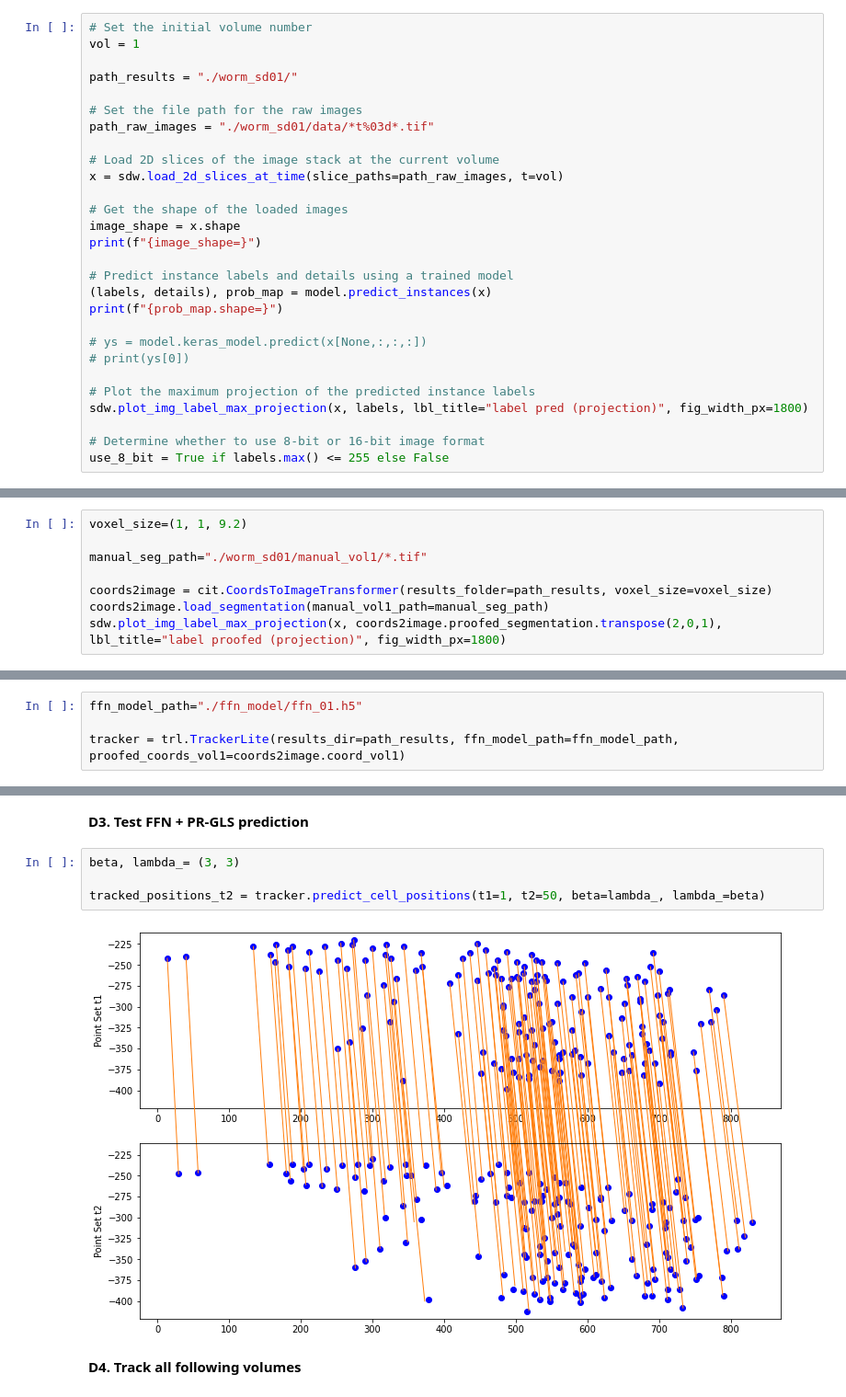
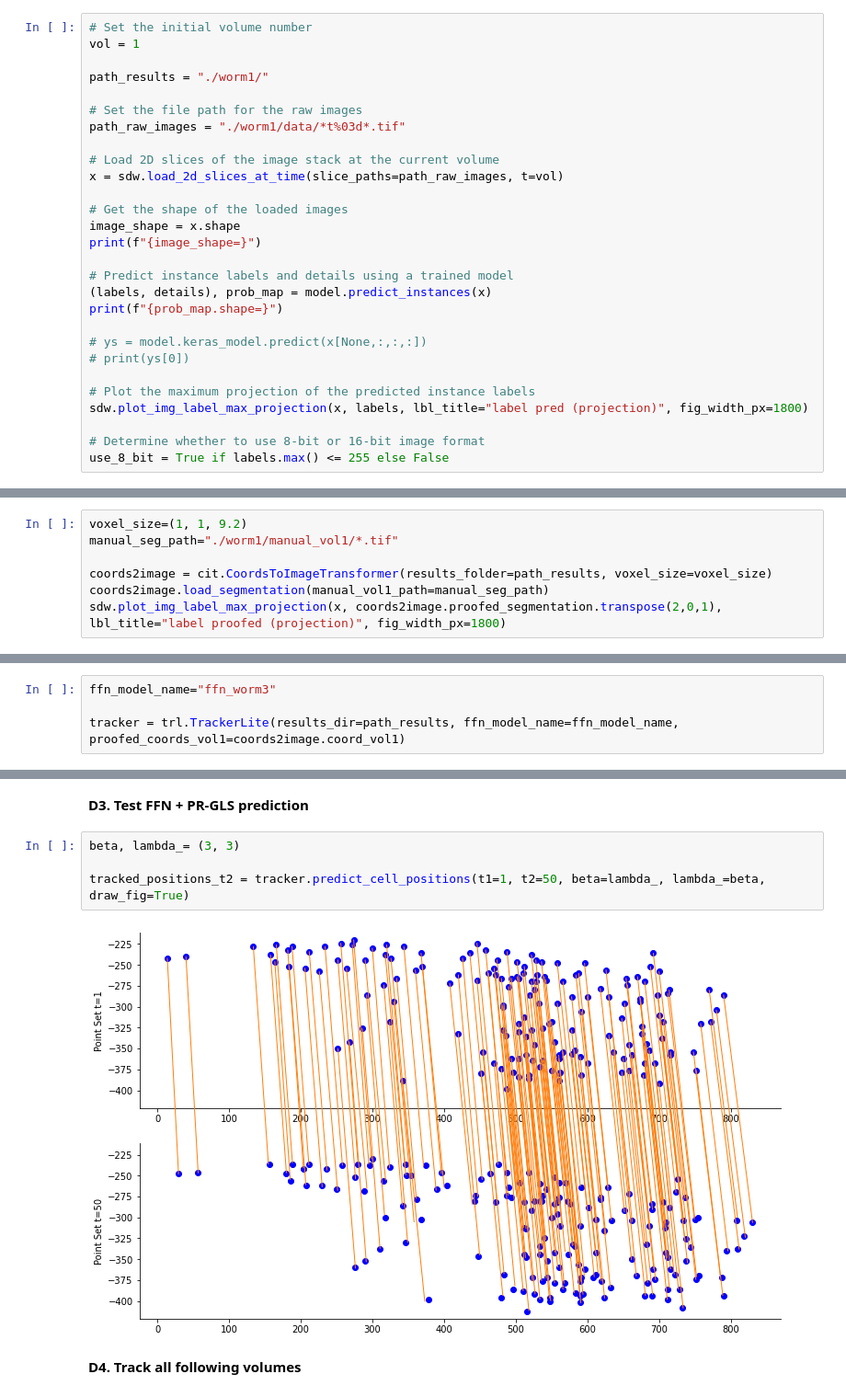
Before and after one commit to WenChentao/3DeeCellTracker, a Jupyter notebook: Examples/use_stardist/track_worm1_stardist_single_mode.ipynb, the cells around one changed output, grey strips where cells are left out. Shown at 92% size. Drawn from its saved outputs; the diff is of its cells as text.

Commit message:
fix: multiple bugs related to on_bound cells and skipped_volumes were fixed

```diff
--- a/Examples/use_stardist/track_worm1_stardist_single_mode.ipynb
+++ b/Examples/use_stardist/track_worm1_stardist_single_mode.ipynb
@@ -54,10 +61,10 @@ To enable them in other operations, rebuild TensorFlow with the appropriate comp
 # Set the initial volume number
 vol = 1
 
-path_results = "./worm_sd01/"
+path_results = "./worm1/"
 
 # Set the file path for the raw images
-path_raw_images = "./worm_sd01/data/*t%03d*.tif"
+path_raw_images = "./worm1/data/*t%03d*.tif"
 
 # Load 2D slices of the image stack at the current volume
 x = sdw.load_2d_slices_at_time(slice_paths=path_raw_images, t=vol)
@@ -108,8 +116,7 @@ All images from t=1 to t=50 have been Segmented
 **C2. Load the manually corrected segmentation**
 # %%
 voxel_size=(1, 1, 9.2)
-
-manual_seg_path="./worm_sd01/manual_vol1/*.tif"
+manual_seg_path="./worm1/manual_vol1/*.tif"
 
 coords2image = cit.CoordsToImageTransformer(results_folder=path_results, voxel_size=voxel_size)
 coords2image.load_segmentation(manual_vol1_path=manual_seg_path)
@@ -146,6 +153,6 @@ sdw.plot_img_label_max_projection_xz(x, coords2image.auto_corrected_segmentation
 **D1. Set paths**
 # %%
-ffn_model_path="./ffn_model/ffn_01.h5"
+ffn_model_name="ffn_worm3"
 
-tracker = trl.TrackerLite(results_dir=path_results, ffn_model_path=ffn_model_path, proofed_coords_vol1=coords2image.coord_vol1)
+tracker = trl.TrackerLite(results_dir=path_results, ffn_model_name=ffn_model_name, proofed_coords_vol1=coords2image.coord_vol1)
 # %% [output]
@@ -161,9 +168,9 @@ tracker.match_by_ffn(t1=1, t2=50)
 # %%
 beta, lambda_= (3, 3)
 
-tracked_positions_t2 = tracker.predict_cell_positions(t1=1, t2=50, beta=lambda_, lambda_=beta)
+tracked_positions_t2 = tracker.predict_cell_positions(t1=1, t2=50, beta=lambda_, lambda_=beta, draw_fig=True)
 # %% [output]
-[figure, old version]
+[figure, new version]
 # %% [markdown]
 **D4. Track all following volumes**
 # %%
```
Also changed, not shown: parts of 18 cells of this notebook, 7 other files.
